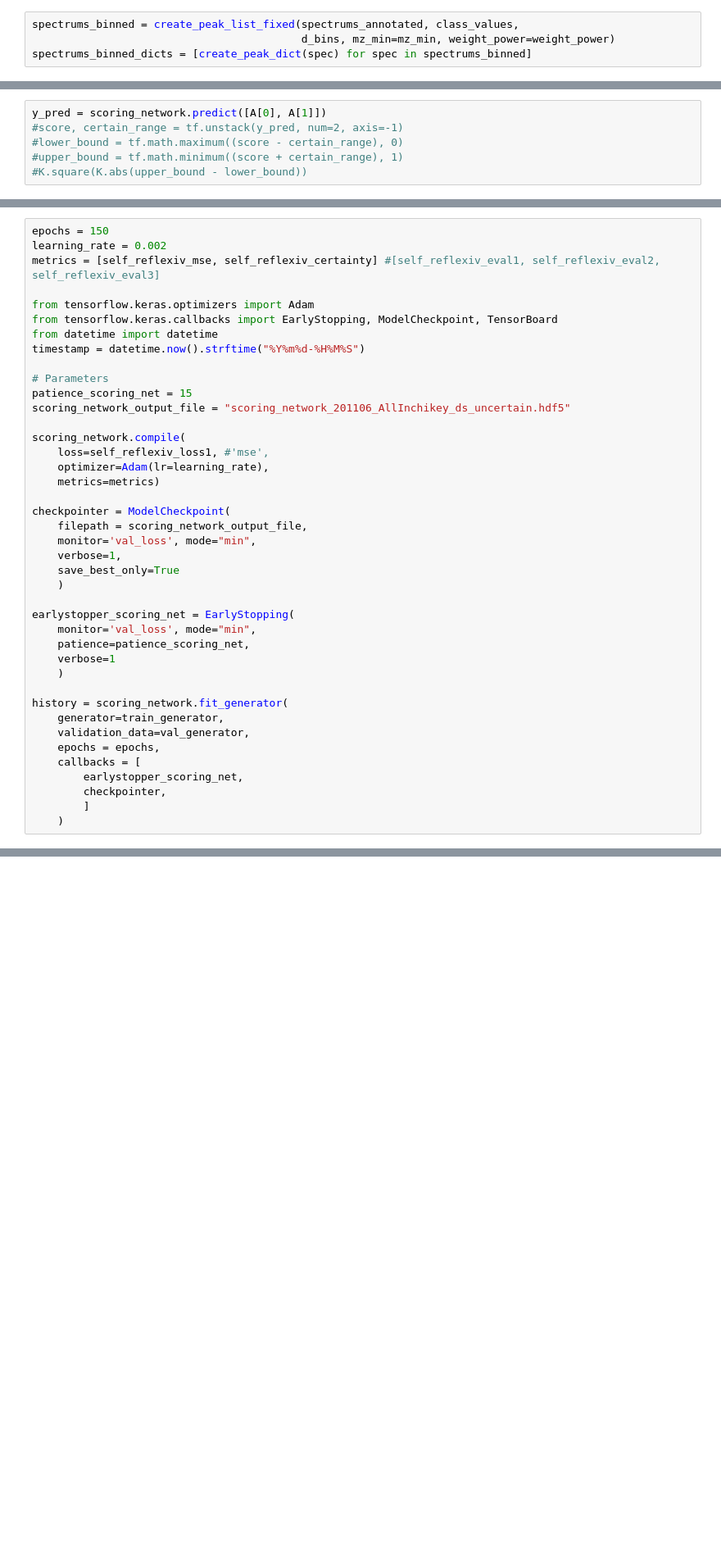
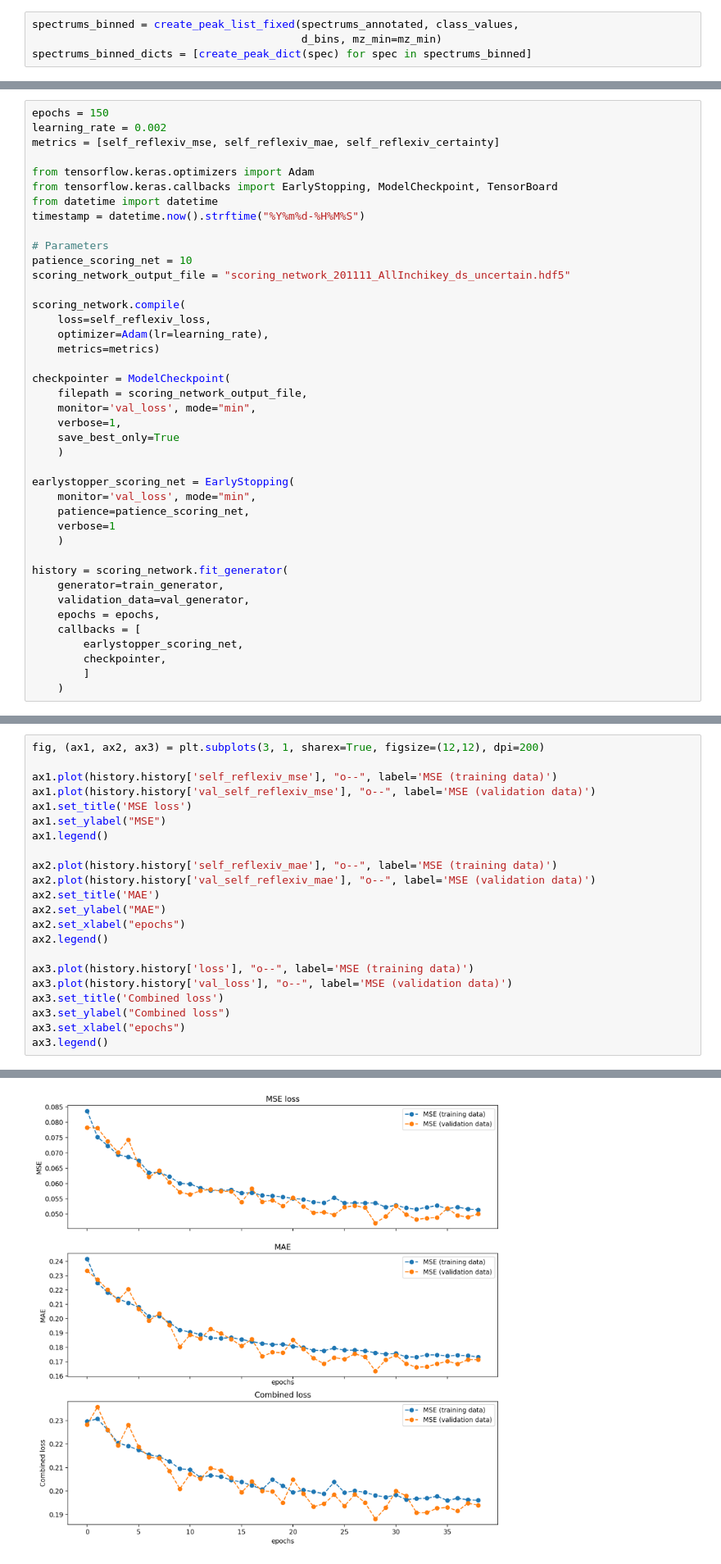
Before and after one commit to matchms/ms2deepscore, a Jupyter notebook: notebooks/MS2DeepScore_train_on_all_inchi_data_deep_scoring.ipynb, the cells around one changed output, grey strips where cells are left out. Shown at 82% size. Drawn from its saved outputs; the diff is of its cells as text; blank space fills up the shorter version.

```diff
--- a/notebooks/MS2DeepScore_train_on_all_inchi_data_deep_scoring.ipynb
+++ b/notebooks/MS2DeepScore_train_on_all_inchi_data_deep_scoring.ipynb
@@ -119,7 +104,7 @@ d_bins: 0.099
 Vector dimension: 9998
 # %%
 spectrums_binned = create_peak_list_fixed(spectrums_annotated, class_values,
-                                          d_bins, mz_min=mz_min, weight_power=weight_power)
+                                          d_bins, mz_min=mz_min)
 spectrums_binned_dicts = [create_peak_dict(spec) for spec in spectrums_binned]
 # %%
 count_bin_filling = []
@@ -354,6 +170,0 @@ K.mean(K.square(dist_to_certain[dist_to_certain < 0]))
-# %%
-y_pred = scoring_network.predict([A[0], A[1]])
-#score, certain_range = tf.unstack(y_pred, num=2, axis=-1)
-#lower_bound = tf.math.maximum((score - certain_range), 0)
-#upper_bound = tf.math.minimum((score + certain_range), 1)
-#K.square(K.abs(upper_bound - lower_bound))
@@ -506,7 +256,7 @@ _________________________________________________________________
 # %%
 epochs = 150
 learning_rate = 0.002
-metrics = [self_reflexiv_mse, self_reflexiv_certainty] #[self_reflexiv_eval1, self_reflexiv_eval2, self_reflexiv_eval3]
+metrics = [self_reflexiv_mse, self_reflexiv_mae, self_reflexiv_certainty]
 
 from tensorflow.keras.optimizers import Adam
 from tensorflow.keras.callbacks import EarlyStopping, ModelCheckpoint, TensorBoard
@@ -514,11 +264,11 @@ from datetime import datetime
 timestamp = datetime.now().strftime("%Y%m%d-%H%M%S")
 
 # Parameters
-patience_scoring_net = 15
-scoring_network_output_file = "scoring_network_201106_AllInchikey_ds_uncertain.hdf5"
+patience_scoring_net = 10
+scoring_network_output_file = "scoring_network_201111_AllInchikey_ds_uncertain.hdf5"
 
 scoring_network.compile(
-    loss=self_reflexiv_loss1, #'mse',
+    loss=self_reflexiv_loss,
     optimizer=Adam(lr=learning_rate),
     metrics=metrics)
 
@@ -564,0 +315,23 @@ Epoch 00051: early stopping
+# %%
+fig, (ax1, ax2, ax3) = plt.subplots(3, 1, sharex=True, figsize=(12,12), dpi=200)
+
+ax1.plot(history.history['self_reflexiv_mse'], "o--", label='MSE (training data)')
+ax1.plot(history.history['val_self_reflexiv_mse'], "o--", label='MSE (validation data)')
+ax1.set_title('MSE loss')
+ax1.set_ylabel("MSE")
+ax1.legend()
+
+ax2.plot(history.history['self_reflexiv_mae'], "o--", label='MSE (training data)')
+ax2.plot(history.history['val_self_reflexiv_mae'], "o--", label='MSE (validation data)')
+ax2.set_title('MAE')
+ax2.set_ylabel("MAE")
+ax2.set_xlabel("epochs")
+ax2.legend()
+
+ax3.plot(history.history['loss'], "o--", label='MSE (training data)')
+ax3.plot(history.history['val_loss'], "o--", label='MSE (validation data)')
+ax3.set_title('Combined loss')
+ax3.set_ylabel("Combined loss")
+ax3.set_xlabel("epochs")
+ax3.legend()
+# %% [output]
@@ -565,3 +339,4 @@ Epoch 00051: early stopping
+[figure, added]
 # %%
 fig, (ax1, ax2) = plt.subplots(2, 1, sharex=True, figsize=(12,8), dpi=200)
 
```
Also changed, not shown: parts of 23 cells of this notebook.
